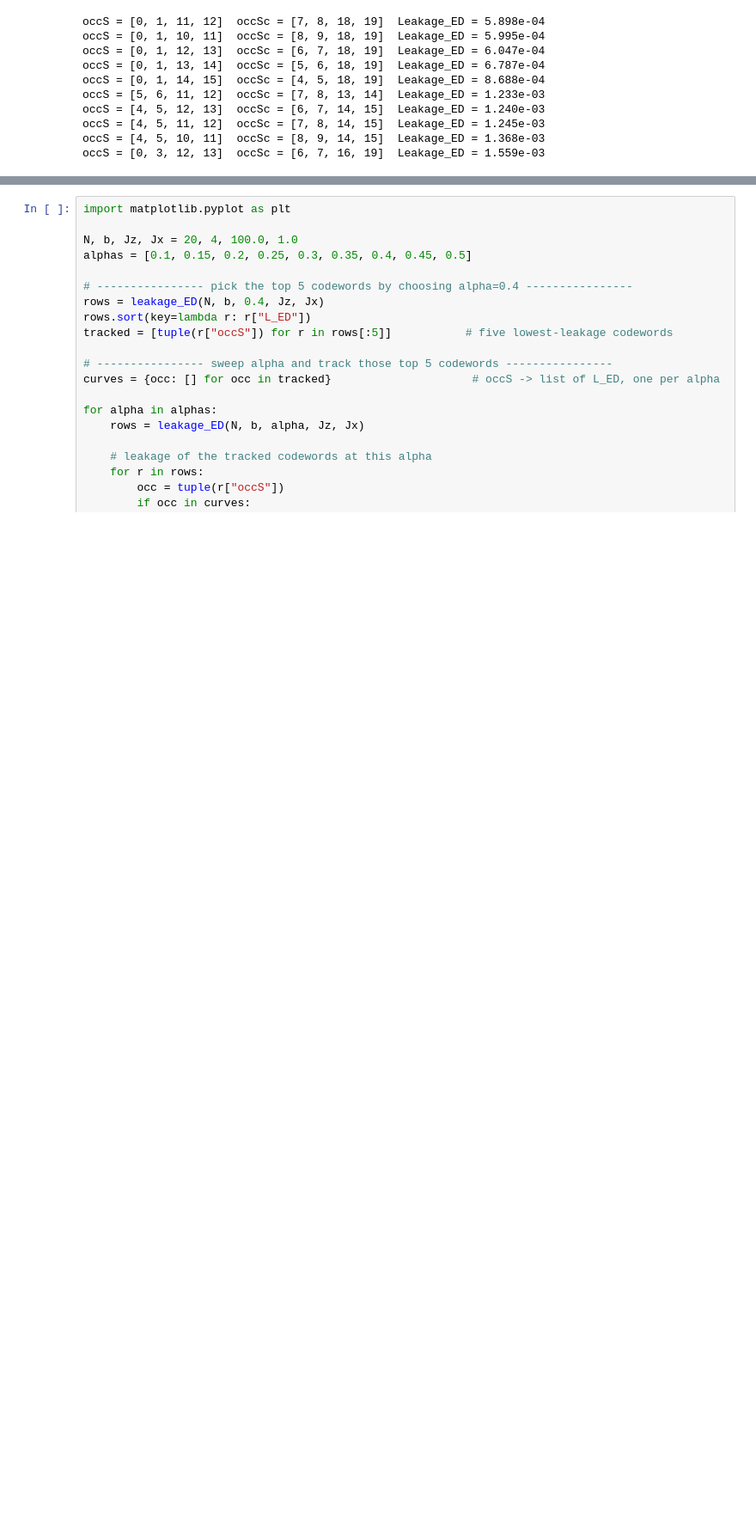
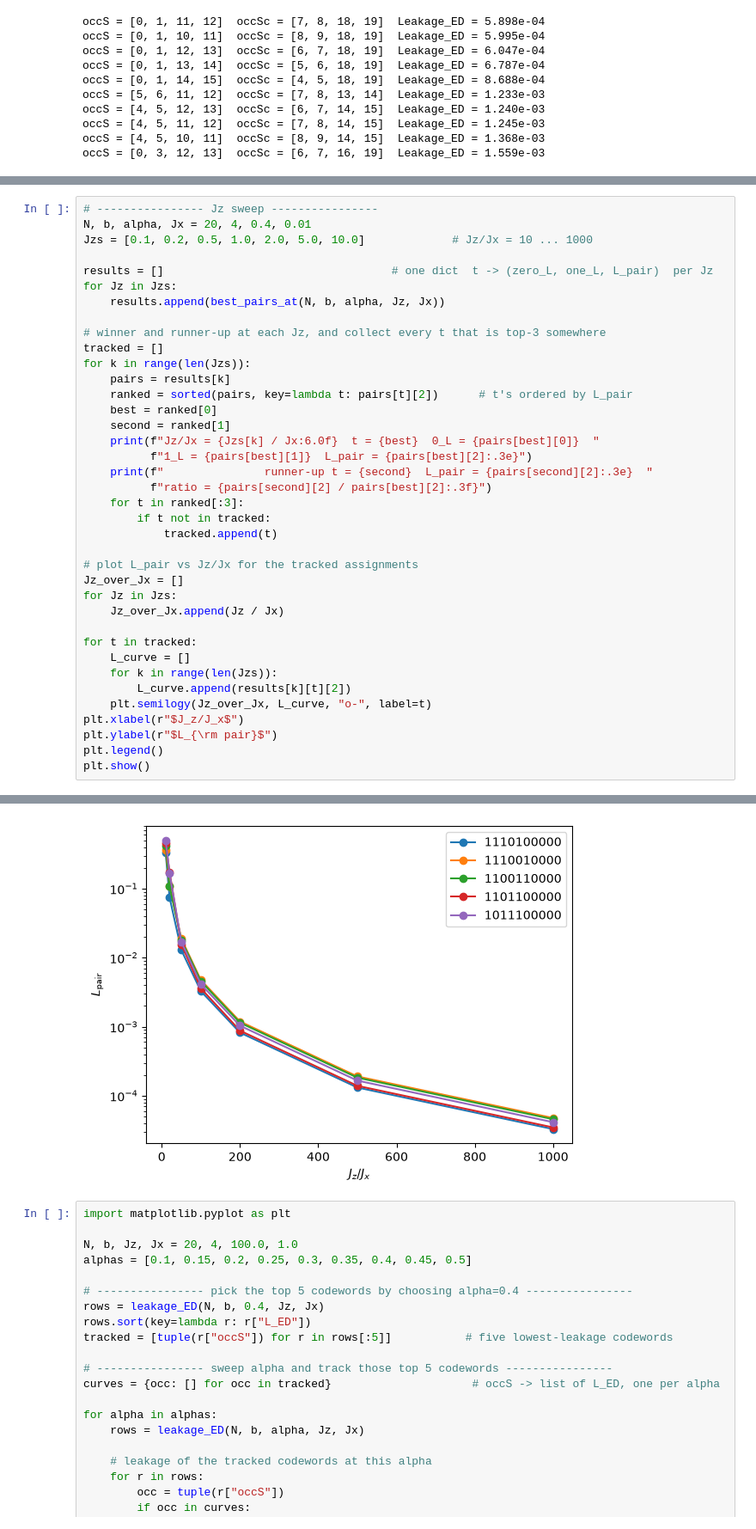
Before and after one commit to Shreyas-phys/Confinement-and-DFS, a Jupyter notebook: codeword_optimization.ipynb, the cells around one changed output, grey strips where cells are left out. Shown at 86% size. Cells and saved outputs as stored; diff of their text form; blank space fills up the shorter version.

```diff
--- a/codeword_optimization.ipynb
+++ b/codeword_optimization.ipynb
@@ -241,0 +383,39 @@ t=0110110000  0_L = [1, 2, 14, 15]  1_L = [1, 5, 15, 17]  L_pair = 6.368e-03
+# %%
+# ---------------- Jz sweep ----------------
+N, b, alpha, Jx = 20, 4, 0.4, 0.01
+Jzs = [0.1, 0.2, 0.5, 1.0, 2.0, 5.0, 10.0]             # Jz/Jx = 10 ... 1000
+
+results = []                                  # one dict  t -> (zero_L, one_L, L_pair)  per Jz
+for Jz in Jzs:
+    results.append(best_pairs_at(N, b, alpha, Jz, Jx))
+
+# winner and runner-up at each Jz, and collect every t that is top-3 somewhere
+tracked = []
+for k in range(len(Jzs)):
+    pairs = results[k]
+    ranked = sorted(pairs, key=lambda t: pairs[t][2])      # t's ordered by L_pair
+    best = ranked[0]
+    second = ranked[1]
+    print(f"Jz/Jx = {Jzs[k] / Jx:6.0f}  t = {best}  0_L = {pairs[best][0]}  "
+          f"1_L = {pairs[best][1]}  L_pair = {pairs[best][2]:.3e}")
+    print(f"               runner-up t = {second}  L_pair = {pairs[second][2]:.3e}  "
+          f"ratio = {pairs[second][2] / pairs[best][2]:.3f}")
+    for t in ranked[:3]:
+        if t not in tracked:
+            tracked.append(t)
+
+# plot L_pair vs Jz/Jx for the tracked assignments
+Jz_over_Jx = []
+for Jz in Jzs:
+    Jz_over_Jx.append(Jz / Jx)
+
+for t in tracked:
+    L_curve = []
+    for k in range(len(Jzs)):
+        L_curve.append(results[k][t][2])
+    plt.semilogy(Jz_over_Jx, L_curve, "o-", label=t)
+plt.xlabel(r"$J_z/J_x$")
+plt.ylabel(r"$L_{\rm pair}$")
+plt.legend()
+plt.show()
+# %% [output]
@@ -242,3 +436,4 @@ t=0110110000  0_L = [1, 2, 14, 15]  1_L = [1, 5, 15, 17]  L_pair = 6.368e-03
+[figure, added]
 # %%
 import matplotlib.pyplot as plt
 
```
Also changed, not shown: parts of 7 cells of this notebook.
